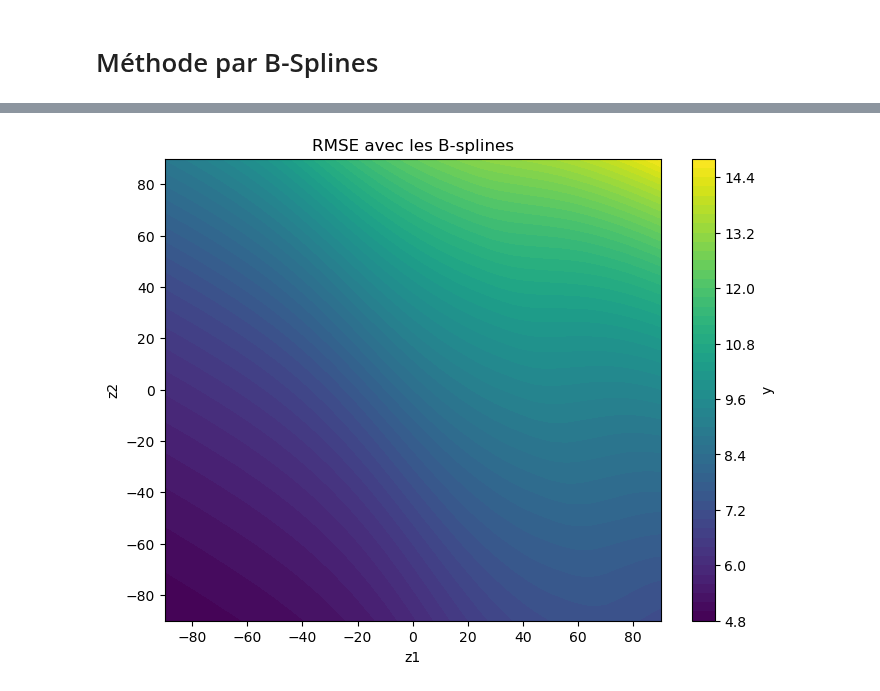
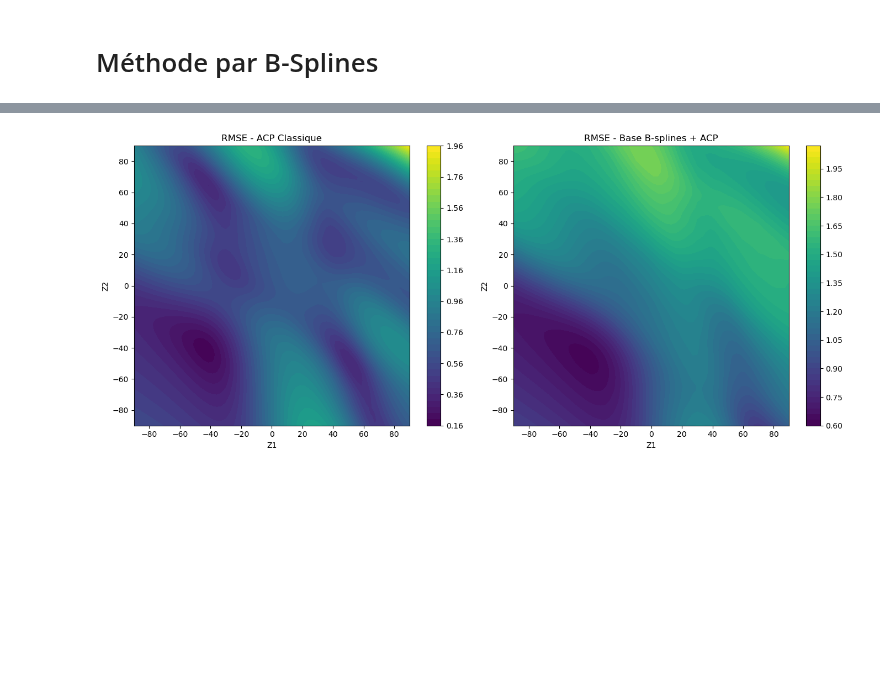
Before and after one commit to Viictordvd/Vigilance-Vagues-Submersion, a Jupyter notebook: campbell.ipynb, the cells around one changed output, grey strips where cells are left out. Drawn from its saved outputs; the diff is of its cells as text; code cells hidden in the pictures; blank space fills up the shorter version.

```diff
--- a/campbell.ipynb
+++ b/campbell.ipynb
@@ -51,8 +62,7 @@ Forme de y : (200, 4096)
 # %%
 #La fonction est dans le fichier methods.py
 n_pc = 5 #nombre composantes principales
-theta = 0.01
+theta = 3
 sigma = 1
-kernel = sqr_expKern
-Y_test_reconstruct = ACP(x_train,x_test,y_train,n_pc,[theta,sigma],kernel)
+Y_test_reconstruct = methods.ACP(x_test,x_test,y_test,n_pc,[theta,sigma])
 # %% [output]
@@ -118,9 +76,9 @@ La carte RMSE ne semble pas très convaincante. Je n'ai aucune idée de pourquoi
 # %%
 t1 = np.concatenate((
     np.repeat(-90, 2),
-    np.arange(-80, 91, 5),
+    np.arange(-80, 91, 10),
     np.repeat( 90, 2)
 ))
 print("vecteur de noeuds",t1)
-Y_test_reconstruct_Bsplines = Bsplines_ACP(x_train, x_test, y_train,t1, t1, n_pc,kernel, [theta,sigma], degree=1)
+Y_test_reconstruct_Bsplines = methods.Bsplines_ACP(x_train, x_test, y_train,t1, t1, n_pc, [theta,sigma], degree=1)
 # %% [output]
@@ -177,14 +144,32 @@ plt.show()
 # %%
-# y_test et Y_test_reconstruct ont la forme (n_test, n_grid*n_grid) = (1000, 4096)
-rmse_per_pixel = np.sqrt(np.mean((y_test - Y_test_reconstruct_Bsplines)**2, axis=0)) #formule (3.17) page 46 de la thèse
-RMSE_map = rmse_per_pixel.reshape((n_grid, n_grid))
+# --- Calcul RMSE pixel-par-pixel (classique)
+rmse_ACP = np.sqrt(np.mean((y_test - Y_test_reconstruct)**2, axis=0))
+RMSE_map_ACP = rmse_ACP.reshape((n_grid, n_grid))
 
-plt.figure(figsize=(8, 6))
-contour = plt.contourf(Z1, Z2, RMSE_map, levels=50)
-plt.colorbar(contour, label='y')
-plt.xlabel('z1')
-plt.ylabel('z2')
-plt.title(f'RMSE avec les B-splines')
+# --- Calcul RMSE pixel-par-pixel (B-splines)
+rmse_BS = np.sqrt(np.mean((y_test - Y_test_reconstruct_Bsplines)**2, axis=0))
+RMSE_map_BS = rmse_BS.reshape((n_grid, n_grid))
+
+# --- Plot côte à côte
+plt.figure(figsize=(14, 6))
+
+# ACP classique
+plt.subplot(1, 2, 1)
+contour1 = plt.contourf(Z1, Z2, RMSE_map_ACP, levels=50)
+plt.colorbar(contour1)
+plt.title("RMSE - ACP Classique")
+plt.xlabel("Z1")
+plt.ylabel("Z2")
+
+# ACP + B-splines
+plt.subplot(1, 2, 2)
+contour2 = plt.contourf(Z1, Z2, RMSE_map_BS, levels=50)
+plt.colorbar(contour2)
+plt.title("RMSE - Base B-splines + ACP")
+plt.xlabel("Z1")
+plt.ylabel("Z2")
+
+plt.tight_layout()
 plt.show()
 # %% [output]
-[figure, old version]
+[figure, new version]
```
Also changed, not shown: parts of 13 cells of this notebook, 2 other files.
